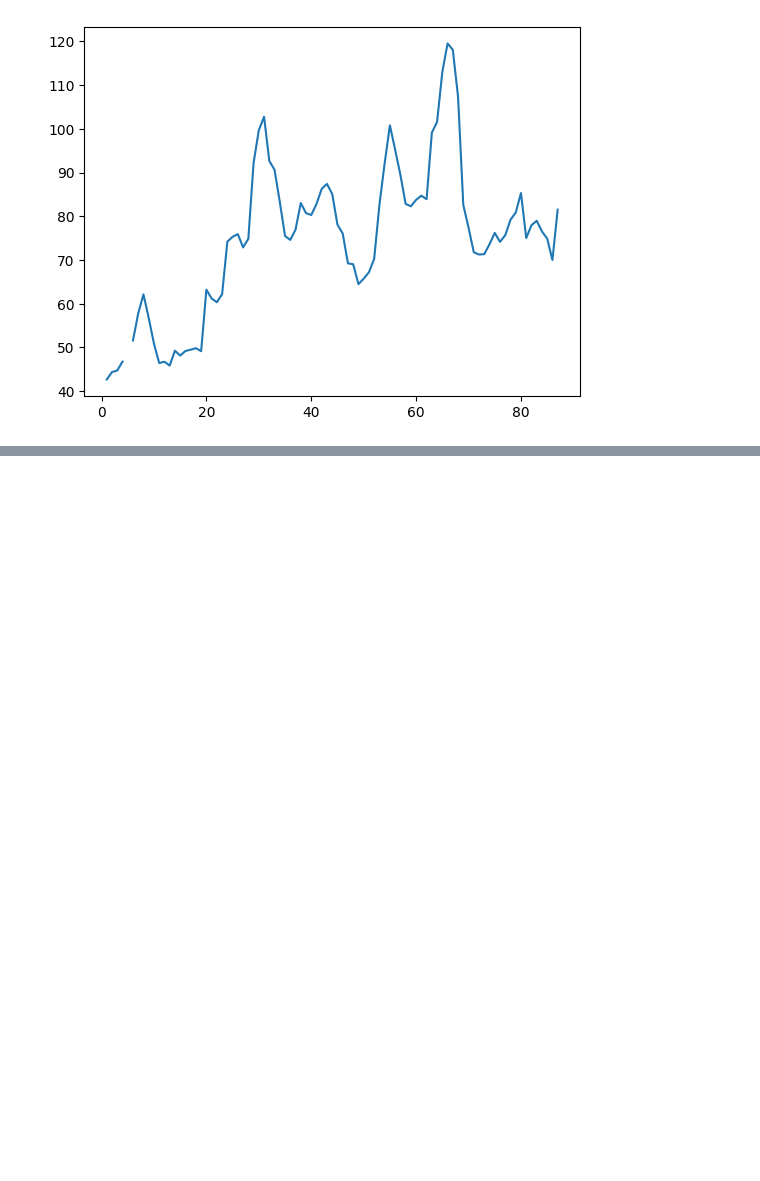
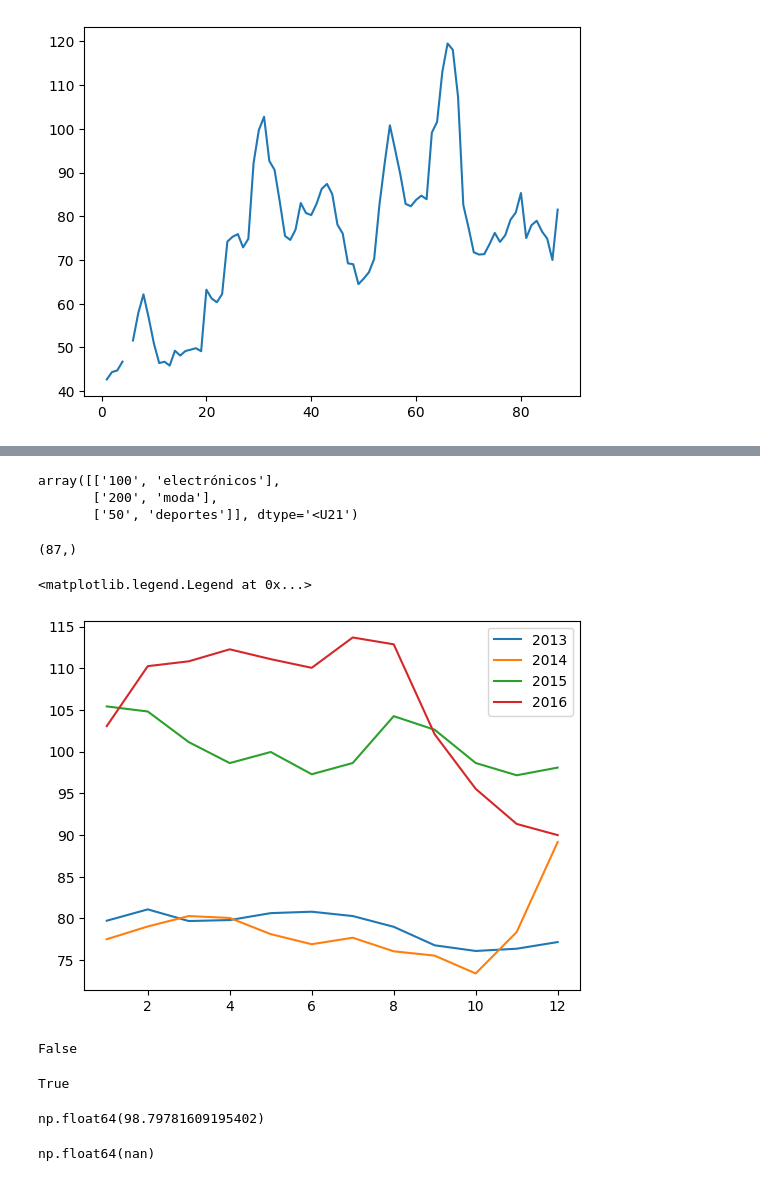
Before and after one commit to yuri19762008/001_ORACLE, a Jupyter notebook: 004_NUNPY/Numpy.ipynb, the cells around one changed output, grey strips where cells are left out. Saved outputs shown, nothing was run; the diff lists cells and outputs as text; code cells hidden in the pictures; blank space fills up the shorter version.

```diff
--- a/004_NUNPY/Numpy.ipynb
+++ b/004_NUNPY/Numpy.ipynb
@@ -185,0 +264,43 @@ plt.plot(fechas, Kaliningrado, label='Kaliningrado')
+# %%
+intencion_compras = clientes[:, 4:]
+intencion_compras
+# %% [output]
+array([['100', 'electrónicos'],
+       ['200', 'moda'],
+       ['50', 'deportes']], dtype='<U21')
+# %%
+Moscu.shape
+# %% [output]
+(87,)
+# %%
+moscu_1 = Moscu[0:12]
+moscu_2 = Moscu[12:24]
+moscu_3 = Moscu[24:36]
+moscu_4 = Moscu[36:48]
+# %%
+plt.plot(np.arange(1,13,1),moscu_1)
+plt.plot(np.arange(1,13,1),moscu_2)
+plt.plot(np.arange(1,13,1),moscu_3)
+plt.plot(np.arange(1,13,1),moscu_4)
+plt.legend(['2013', '2014', '2015', '2016'])
+# %% [output]
+<matplotlib.legend.Legend at 0x...>
+[figure, added]
+# %%
+#la linea de abajo es para ver si los dos arrays son iguales
+np.array_equal(moscu_1,moscu_2)
+# %% [output]
+False
+# %%
+#la linea de abajo es para ver si los dos arrays son iguales con un margen de separacion
+np.allclose(moscu_1,moscu_2,2)
+# %% [output]
+True
+# %%
+np.mean(Moscu)
+# %% [output]
+np.float64(98.79781609195402)
+# %%
+np.mean(Kaliningrado)
+# %% [output]
+np.float64(nan)
```
Also changed, not shown: parts of 21 cells of this notebook.
